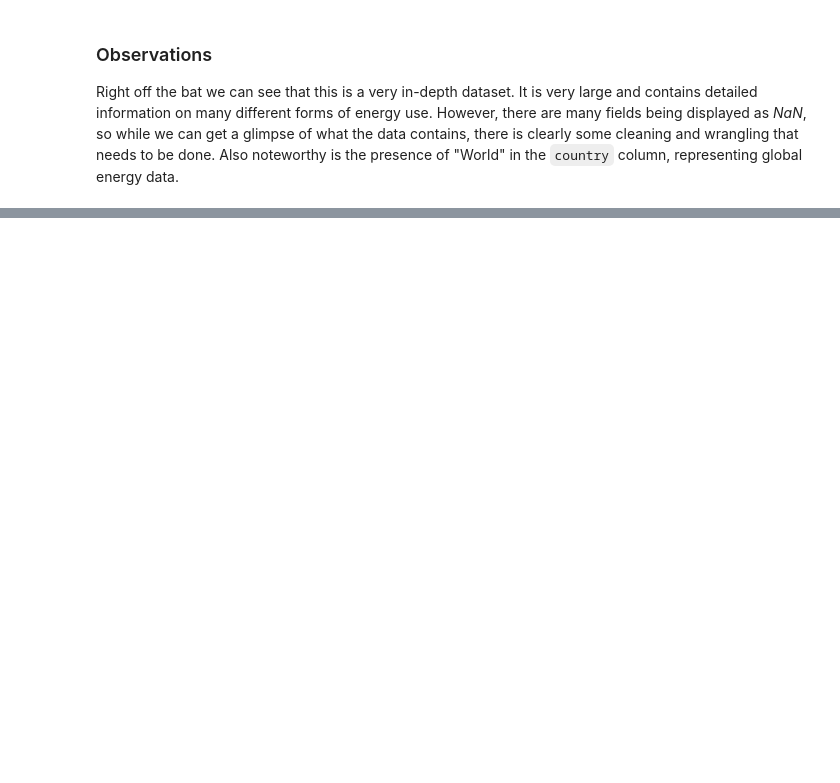
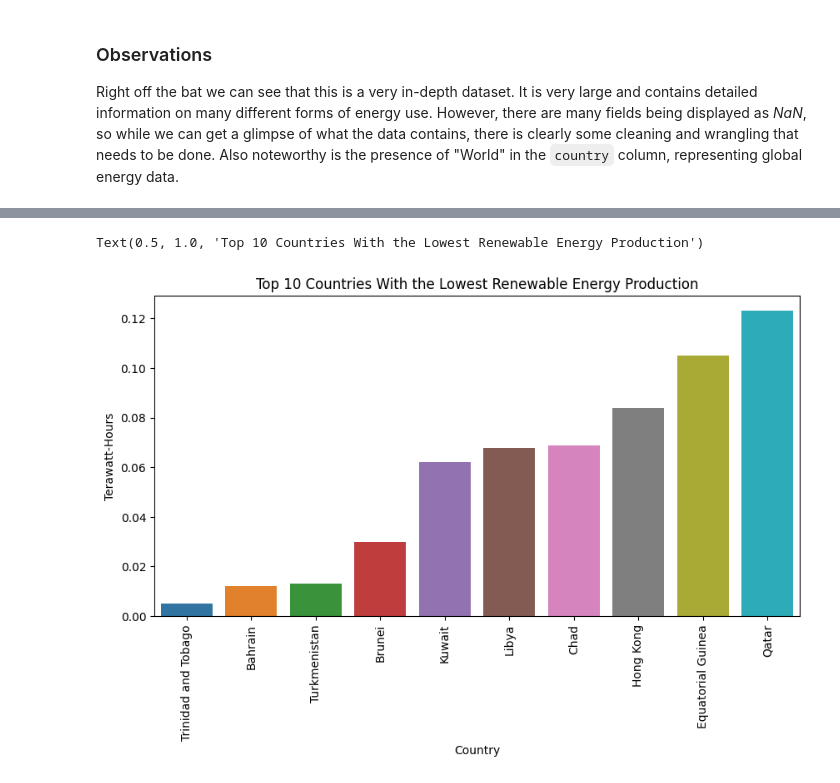
Before and after one commit to ubco-W2022T1-cosc301/project-group02, a Jupyter notebook: notebooks/analysis3.ipynb, the cells around one changed output, grey strips where cells are left out. Drawn from its saved outputs; the diff is of its cells as text; code cells hidden in the pictures; blank space fills up the shorter version.

```diff
--- a/notebooks/analysis3.ipynb
+++ b/notebooks/analysis3.ipynb
@@ -75,0 +191,3 @@ df = pd.read_csv('../data/raw/owid-energy-data.csv')
+# %%
+df1 = df.dropna()
+df1
@@ -75,0 +245,4 @@ df = pd.read_csv('../data/raw/owid-energy-data.csv')
+# %%
+rq2 = df1[(df1["year"]==2021)]
+rq2 = rq2.nsmallest(n=10, columns=['renewables_electricity'])
+rq2
@@ -75,0 +262,10 @@ df = pd.read_csv('../data/raw/owid-energy-data.csv')
+# %%
+plt.figure(figsize=(10, 5))
+sns.barplot(x='country', y='renewables_electricity', data=rq2)
+plt.ylabel('Terawatt-Hours')
+plt.xlabel('Country')
+plt.xticks(rotation=90)
+plt.title('Top 10 Countries With the Lowest Renewable Energy Production')
+# %% [output]
+Text(0.5, 1.0, 'Top 10 Countries With the Lowest Renewable Energy Production')
+[figure, added]
```
Also changed, not shown: parts of 31 cells of this notebook, 7 other files.
